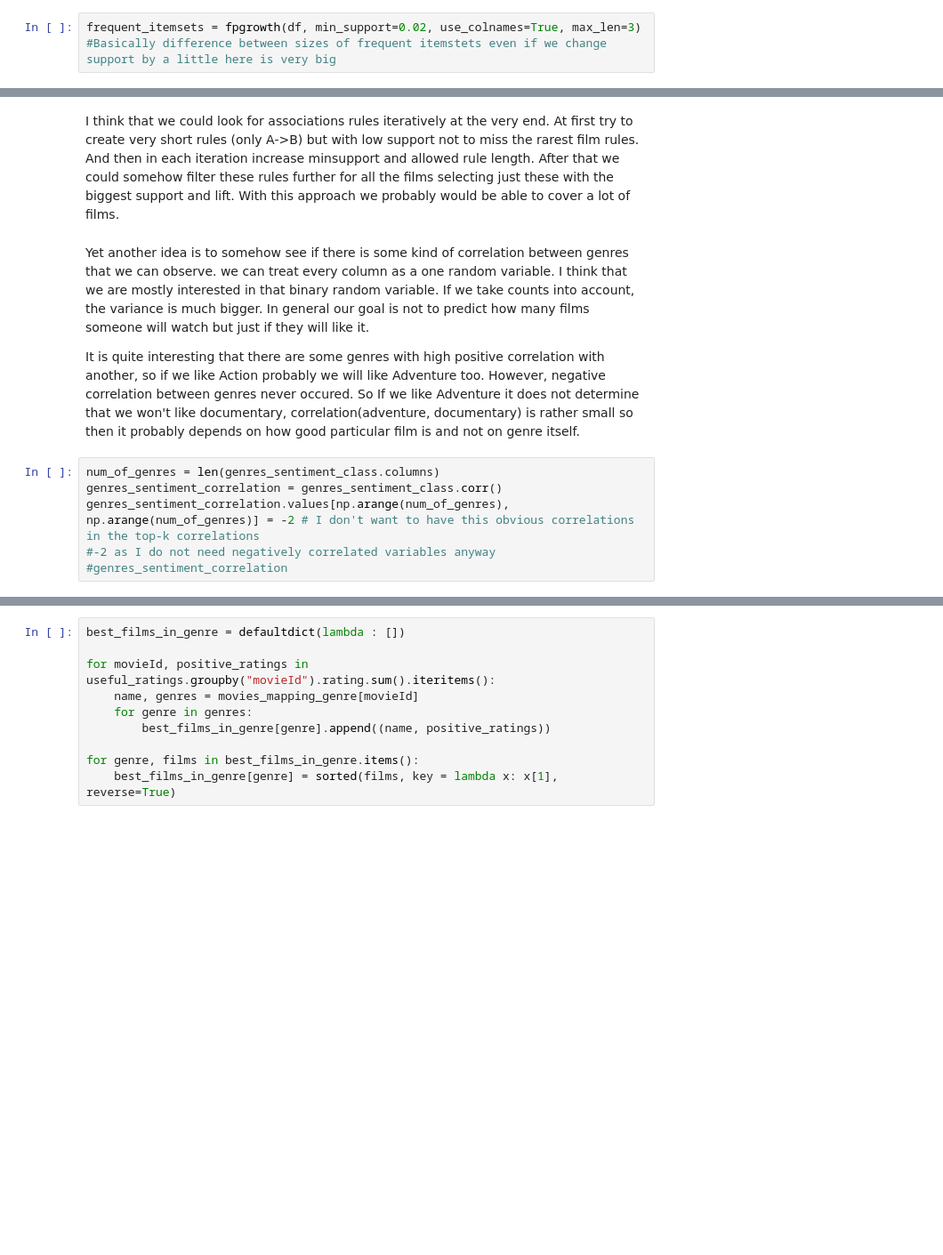
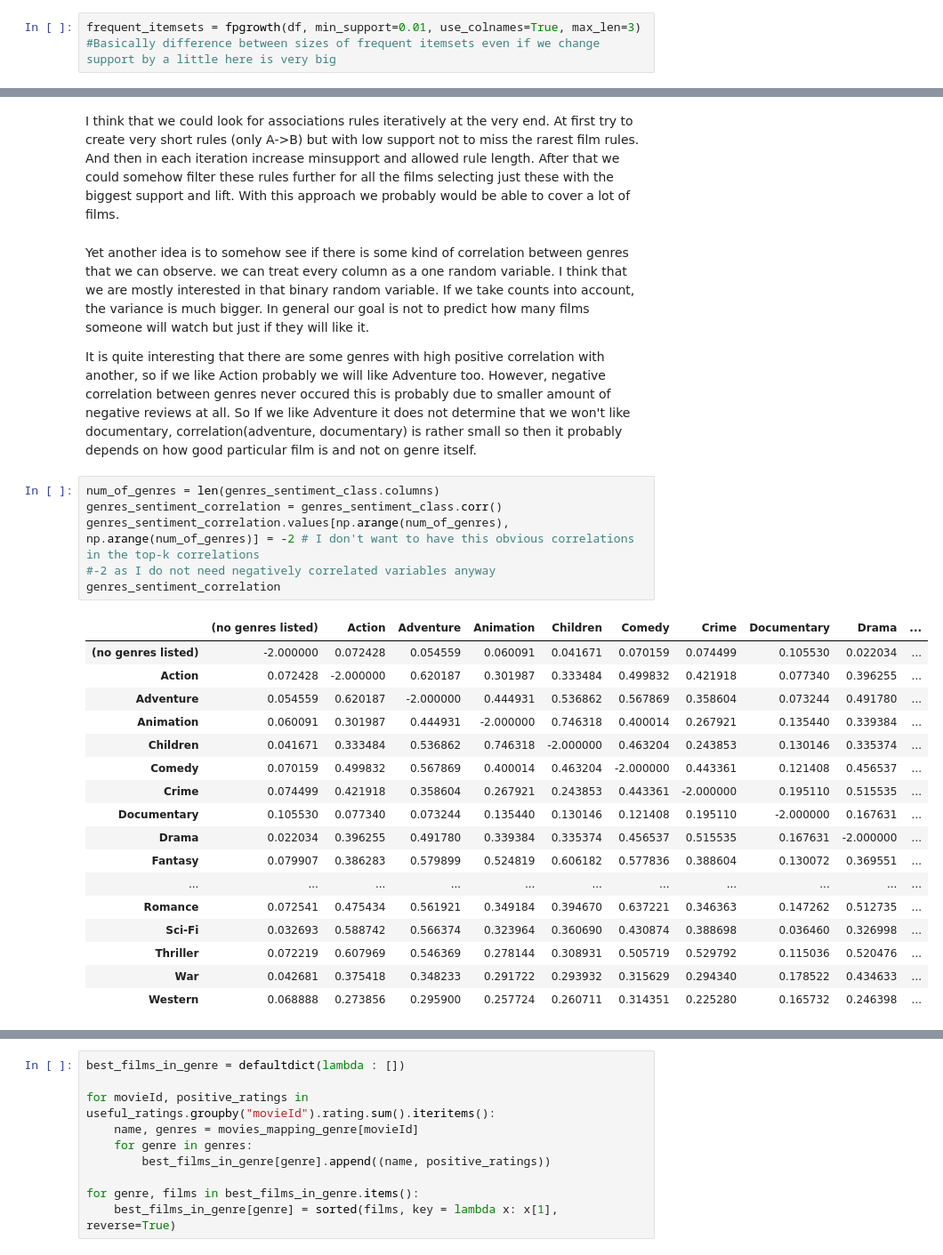
Before and after one commit to SebChw/Data-Mining, a Jupyter notebook: movies_recommender.ipynb, the cells around one changed output, grey strips where cells are left out. Shown: that part at 89% size. Cells and saved outputs as stored; diff of their text form; blank space fills up the shorter version.

```diff
--- a/movies_recommender.ipynb
+++ b/movies_recommender.ipynb
@@ -163,3 +167,3 @@ Let's try some very radical setting to see if we are able to cover more films wi
 # %%
-frequent_itemsets = fpgrowth(df, min_support=0.02, use_colnames=True, max_len=3)
-#Basically difference between sizes of frequent itemstets even if we change support by a little here is very big
+frequent_itemsets = fpgrowth(df, min_support=0.01, use_colnames=True, max_len=3)
+#Basically difference between sizes of frequent itemsets even if we change support by a little here is very big
@@ -291,11 +335,29 @@ I think that we could look for associations rules iteratively at the very end. A
 # %% [markdown]
 Yet another idea is to somehow see if there is some kind of correlation between genres that we can observe. we can treat every column as a one random variable. I think that we are mostly interested in that binary random variable. If we take counts into account, the variance is much bigger. In general our goal is not to predict how many films someone will watch but just if they will like it.
 
-It is quite interesting that there are some genres with high positive correlation with another, so if we like Action probably we will like Adventure too. However, negative correlation between genres never occured. So If we like Adventure it does not determine that we won't like documentary, correlation(adventure, documentary) is rather small so then it probably depends on how good particular film is and not on genre itself.
+It is quite interesting that there are some genres with high positive correlation with another, so if we like Action probably we will like Adventure too. However, negative correlation between genres never occured this is probably due to smaller amount of negative reviews at all. So If we like Adventure it does not determine that we won't like documentary, correlation(adventure, documentary) is rather small so then it probably depends on how good particular film is and not on genre itself.
 # %%
 num_of_genres = len(genres_sentiment_class.columns)
 genres_sentiment_correlation = genres_sentiment_class.corr()
 genres_sentiment_correlation.values[np.arange(num_of_genres), np.arange(num_of_genres)] = -2 # I don't want to have this obvious correlations in the top-k correlations
 #-2 as I do not need negatively correlated variables anyway
-#genres_sentiment_correlation
+genres_sentiment_correlation
+# %% [output]
+|  | (no genres listed) | Action | Adventure | Animation | Children | Comedy | Crime | Documentary | Drama | ... |
+| (no genres listed) | -2.000000 | 0.072428 | 0.054559 | 0.060091 | 0.041671 | 0.070159 | 0.074499 | 0.105530 | 0.022034 | ... |
+| Action | 0.072428 | -2.000000 | 0.620187 | 0.301987 | 0.333484 | 0.499832 | 0.421918 | 0.077340 | 0.396255 | ... |
+| Adventure | 0.054559 | 0.620187 | -2.000000 | 0.444931 | 0.536862 | 0.567869 | 0.358604 | 0.073244 | 0.491780 | ... |
+| Animation | 0.060091 | 0.301987 | 0.444931 | -2.000000 | 0.746318 | 0.400014 | 0.267921 | 0.135440 | 0.339384 | ... |
+| Children | 0.041671 | 0.333484 | 0.536862 | 0.746318 | -2.000000 | 0.463204 | 0.243853 | 0.130146 | 0.335374 | ... |
+| Comedy | 0.070159 | 0.499832 | 0.567869 | 0.400014 | 0.463204 | -2.000000 | 0.443361 | 0.121408 | 0.456537 | ... |
+| Crime | 0.074499 | 0.421918 | 0.358604 | 0.267921 | 0.243853 | 0.443361 | -2.000000 | 0.195110 | 0.515535 | ... |
+| Documentary | 0.105530 | 0.077340 | 0.073244 | 0.135440 | 0.130146 | 0.121408 | 0.195110 | -2.000000 | 0.167631 | ... |
+| Drama | 0.022034 | 0.396255 | 0.491780 | 0.339384 | 0.335374 | 0.456537 | 0.515535 | 0.167631 | -2.000000 | ... |
+| Fantasy | 0.079907 | 0.386283 | 0.579899 | 0.524819 | 0.606182 | 0.577836 | 0.388604 | 0.130072 | 0.369551 | ... |
+| ... | ... | ... | ... | ... | ... | ... | ... | ... | ... | ... |
+| Romance | 0.072541 | 0.475434 | 0.561921 | 0.349184 | 0.394670 | 0.637221 | 0.346363 | 0.147262 | 0.512735 | ... |
+| Sci-Fi | 0.032693 | 0.588742 | 0.566374 | 0.323964 | 0.360690 | 0.430874 | 0.388698 | 0.036460 | 0.326998 | ... |
+| Thriller | 0.072219 | 0.607969 | 0.546369 | 0.278144 | 0.308931 | 0.505719 | 0.529792 | 0.115036 | 0.520476 | ... |
+| War | 0.042681 | 0.375418 | 0.348233 | 0.291722 | 0.293932 | 0.315629 | 0.294340 | 0.178522 | 0.434633 | ... |
+| Western | 0.068888 | 0.273856 | 0.295900 | 0.257724 | 0.260711 | 0.314351 | 0.225280 | 0.165732 | 0.246398 | ... |
 # %%
```
Also changed, not shown: parts of 39 cells of this notebook.
